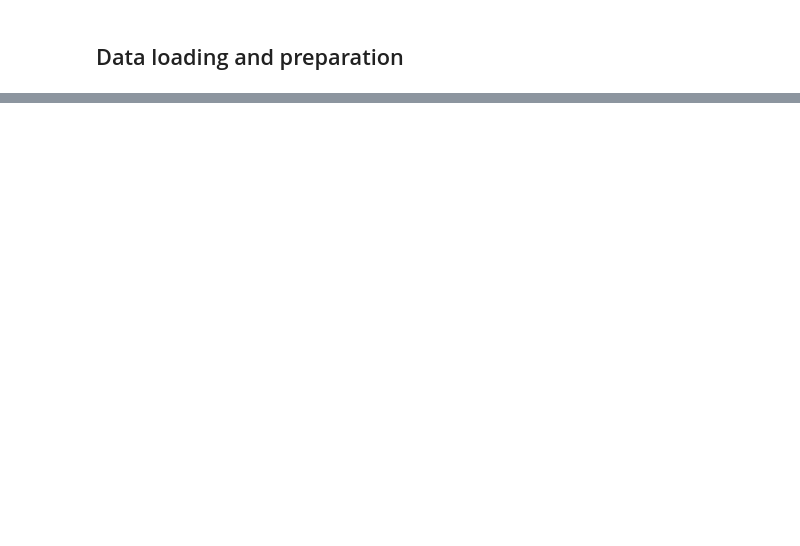
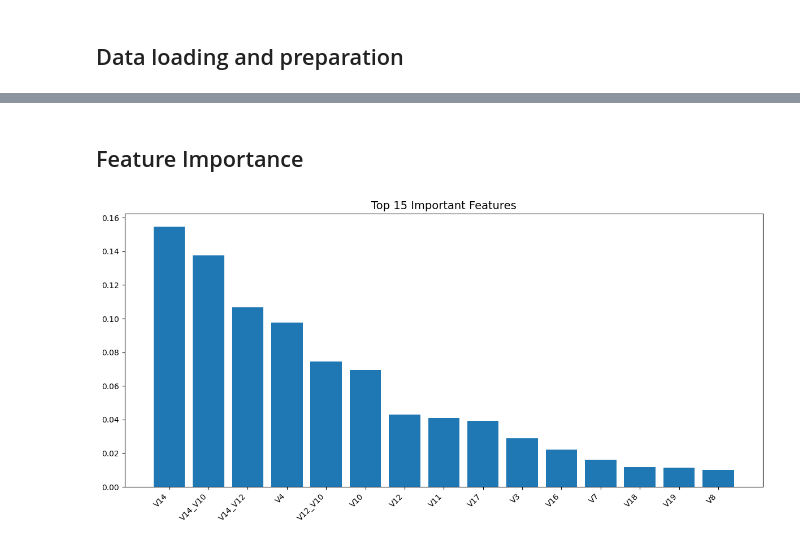
Before and after one commit to soltsega/Week-5_Fraud_Detection, a Jupyter notebook: fraud-detection/notebooks/modeling.ipynb, the cells around one changed output, grey strips where cells are left out. Saved outputs shown, nothing was run; the diff lists cells and outputs as text; code cells hidden in the pictures; blank space fills up the shorter version.

```diff
--- a/fraud-detection/notebooks/modeling.ipynb
+++ b/fraud-detection/notebooks/modeling.ipynb
@@ -100,0 +471,19 @@ os.makedirs('../results', exist_ok=True)
+# %% [markdown]
+## Feature Importance
+# %%
+# 4. Feature Importance
+def plot_feature_importance(model, feature_names, top_n=15):
+    importances = model.feature_importances_
+    indices = np.argsort(importances)[::-1][:top_n]
+
+    plt.figure(figsize=(12, 6))
+    plt.title(f"Top {top_n} Important Features", fontsize=14)
+    plt.bar(range(top_n), importances[indices], align="center")
+    plt.xticks(range(top_n), [feature_names[i] for i in indices], rotation=45, ha='right')
+    plt.tight_layout()
+    plt.show()
+
+# Plot feature importance
+plot_feature_importance(rf_model, X_train_cc_eng.columns)
+# %% [output]
+[figure, added]
```
Also changed, not shown: parts of 27 cells of this notebook.
